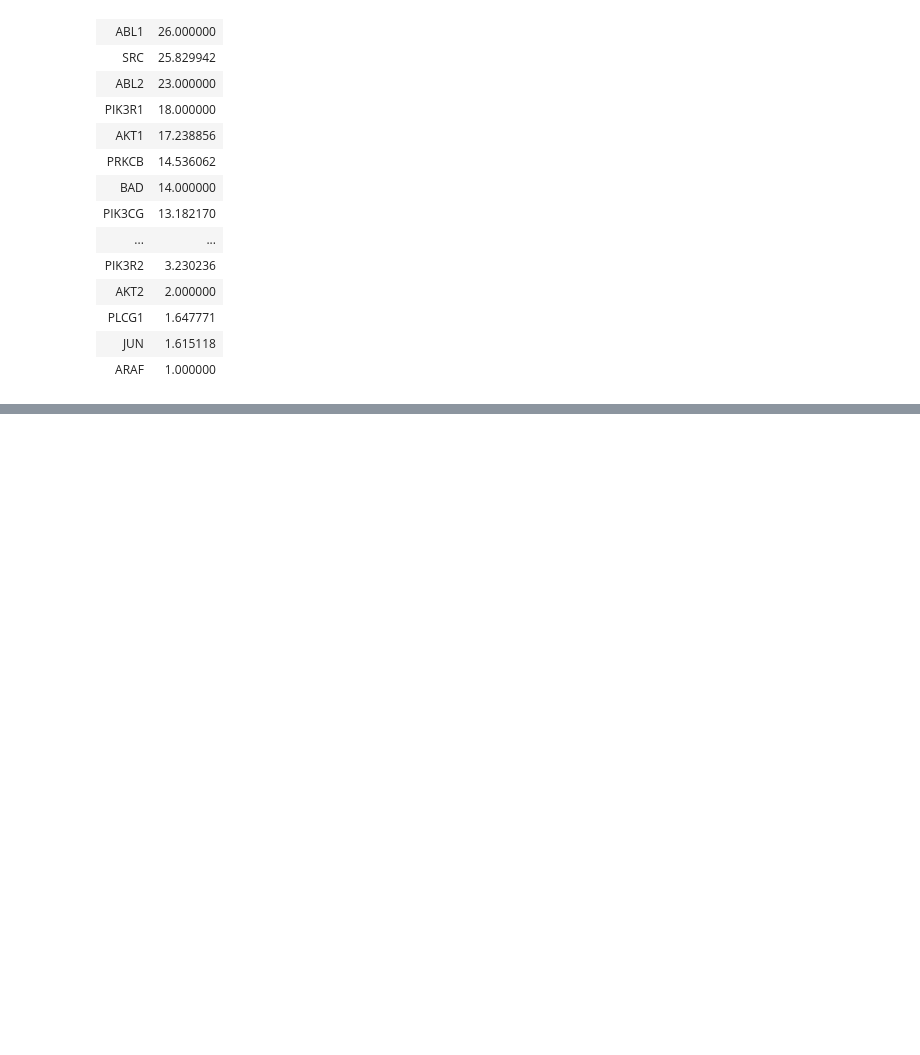
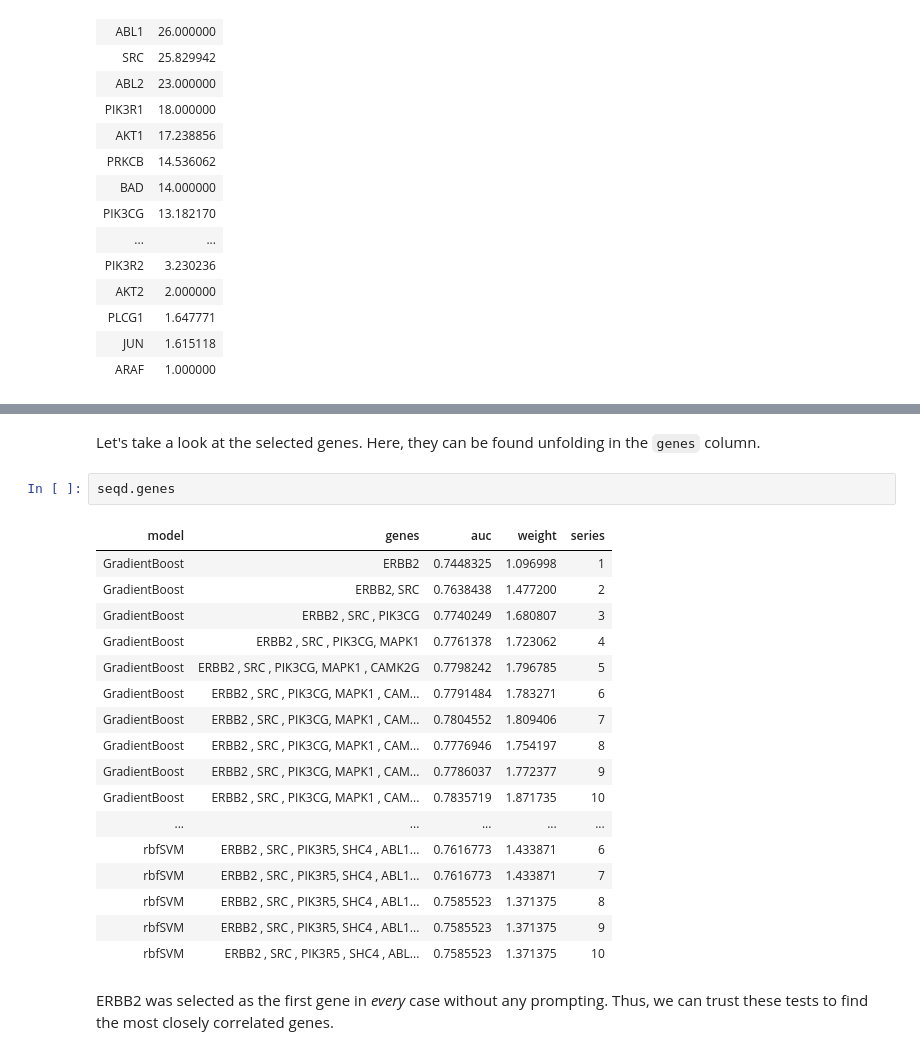
Before and after one commit to zence/SCCR, a Jupyter notebook: notebooks/best_genes.ipynb, the cells around one changed output, grey strips where cells are left out. Cells and saved outputs as stored; diff of their text form; blank space fills up the shorter version.

```diff
--- a/notebooks/best_genes.ipynb
+++ b/notebooks/best_genes.ipynb
@@ -91,0 +173,24 @@ top.genes
+# %% [markdown]
+Let's take a look at the selected genes. Here, they can be found unfolding in the `genes` column.
+# %%
+seqd.genes
+# %% [output]
+| model | genes | auc | weight | series |
+| GradientBoost | ERBB2 | 0.7448325 | 1.096998 | 1 |
+| GradientBoost | ERBB2, SRC | 0.7638438 | 1.477200 | 2 |
+| GradientBoost | ERBB2 , SRC , PIK3CG | 0.7740249 | 1.680807 | 3 |
+| GradientBoost | ERBB2 , SRC , PIK3CG, MAPK1 | 0.7761378 | 1.723062 | 4 |
+| GradientBoost | ERBB2 , SRC , PIK3CG, MAPK1 , CAMK2G | 0.7798242 | 1.796785 | 5 |
+| GradientBoost | ERBB2 , SRC , PIK3CG, MAPK1 , CAM... | 0.7791484 | 1.783271 | 6 |
+| GradientBoost | ERBB2 , SRC , PIK3CG, MAPK1 , CAM... | 0.7804552 | 1.809406 | 7 |
+| GradientBoost | ERBB2 , SRC , PIK3CG, MAPK1 , CAM... | 0.7776946 | 1.754197 | 8 |
+| GradientBoost | ERBB2 , SRC , PIK3CG, MAPK1 , CAM... | 0.7786037 | 1.772377 | 9 |
+| GradientBoost | ERBB2 , SRC , PIK3CG, MAPK1 , CAM... | 0.7835719 | 1.871735 | 10 |
+| ... | ... | ... | ... | ... |
+| rbfSVM | ERBB2 , SRC , PIK3R5, SHC4 , ABL1... | 0.7616773 | 1.433871 | 6 |
+| rbfSVM | ERBB2 , SRC , PIK3R5, SHC4 , ABL1... | 0.7616773 | 1.433871 | 7 |
+| rbfSVM | ERBB2 , SRC , PIK3R5, SHC4 , ABL1... | 0.7585523 | 1.371375 | 8 |
+| rbfSVM | ERBB2 , SRC , PIK3R5, SHC4 , ABL1... | 0.7585523 | 1.371375 | 9 |
+| rbfSVM | ERBB2 , SRC , PIK3R5 , SHC4 , ABL... | 0.7585523 | 1.371375 | 10 |
+# %% [markdown]
+ERBB2 was selected as the first gene in _every_ case without any prompting. Thus, we can trust these tests to find the most closely correlated genes.
```
Also changed, not shown: parts of 20 cells of this notebook, 1 other file.
